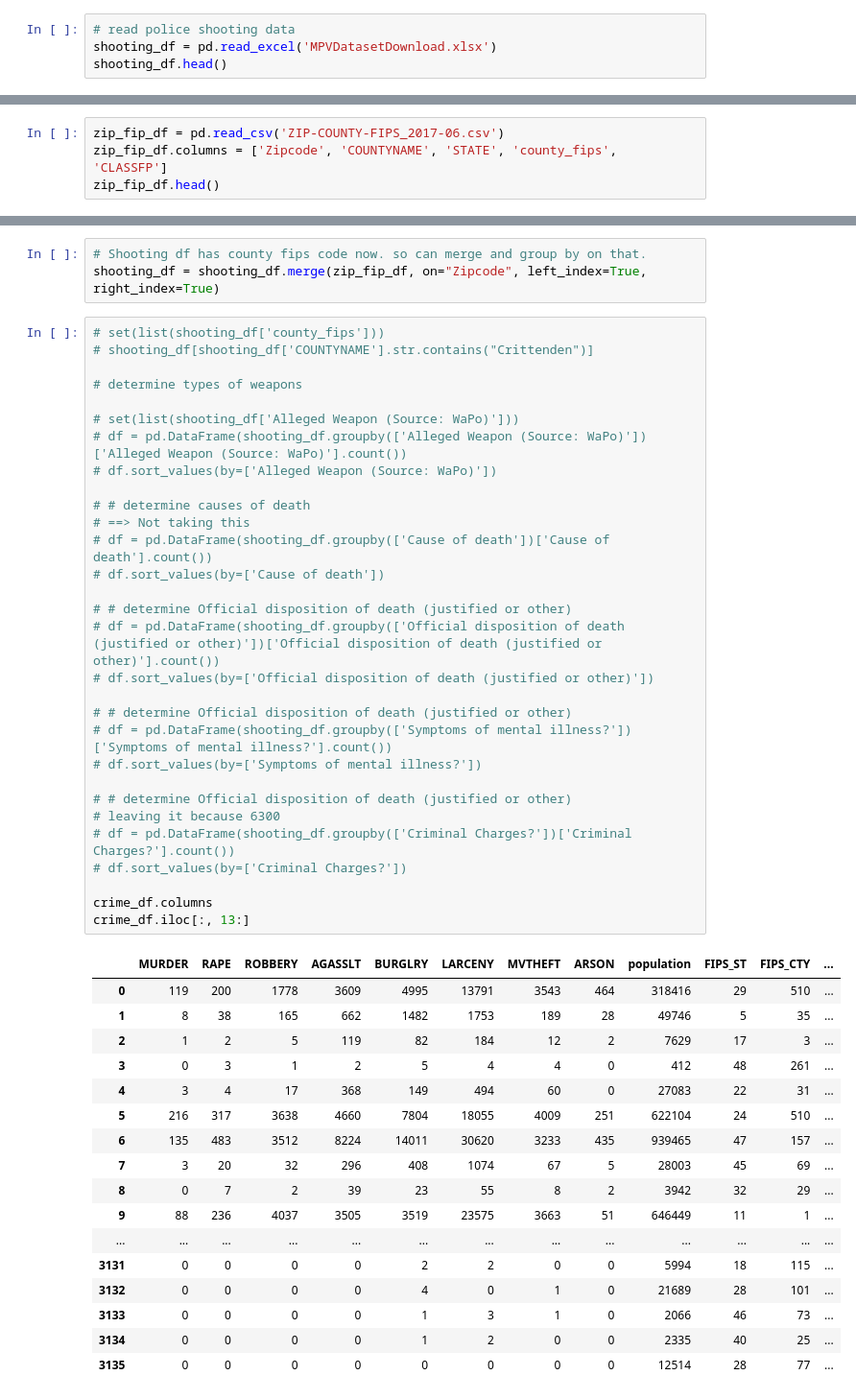
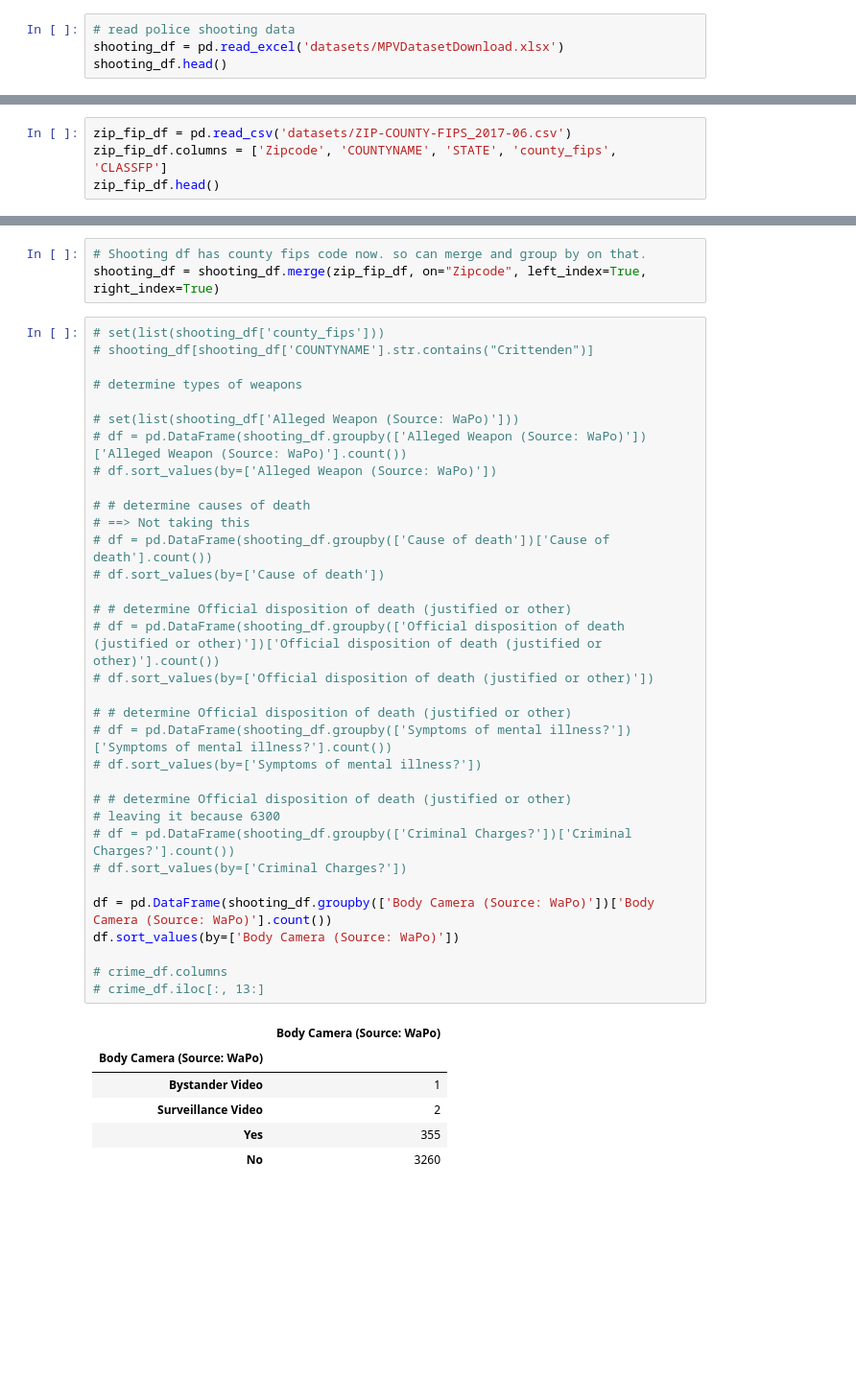
Before and after one commit to yavuzsunor/ADS-Project, a Jupyter notebook: Ads project - hemil.ipynb, the cells around one changed output, grey strips where cells are left out. Shown at 96% size. Drawn from its saved outputs; the diff is of its cells as text; blank space fills up the shorter version.

```diff
--- a/notebooks/Ads project - hemil.ipynb
+++ b/Ads project - hemil.ipynb
@@ -20,7 +20,7 @@ warnings.simplefilter(action='ignore', category=UserWarning)
 Populating the interactive namespace from numpy and matplotlib
 # %%
 # read police shooting data
-shooting_df = pd.read_excel('MPVDatasetDownload.xlsx')
+shooting_df = pd.read_excel('datasets/MPVDatasetDownload.xlsx')
 shooting_df.head()
 # %% [output]
 |  | Victim's name | Victim's age | Victim's gender | Victim's race | URL of image of victim | ... |
@@ -43,7 +67,7 @@ crime_df.head()
 | 4 | De Soto Parish, LA | 1447.402430 | 5 | 1 | 4 | 1137 | 26971 | 26971 | 3 | ... |
 5 rows × 24 columns
 # %%
-zip_fip_df = pd.read_csv('ZIP-COUNTY-FIPS_2017-06.csv')
+zip_fip_df = pd.read_csv('datasets/ZIP-COUNTY-FIPS_2017-06.csv')
 zip_fip_df.columns = ['Zipcode', 'COUNTYNAME', 'STATE', 'county_fips', 'CLASSFP']
 zip_fip_df.head()
 # %% [output]
@@ -99,48 +123,40 @@ shooting_df = shooting_df.merge(zip_fip_df, on="Zipcode", left_index=True, right
 # %%
 # set(list(shooting_df['county_fips']))
 # shooting_df[shooting_df['COUNTYNAME'].str.contains("Crittenden")]
 
 # determine types of weapons
 
 # set(list(shooting_df['Alleged Weapon (Source: WaPo)']))
 # df = pd.DataFrame(shooting_df.groupby(['Alleged Weapon (Source: WaPo)'])['Alleged Weapon (Source: WaPo)'].count())
 # df.sort_values(by=['Alleged Weapon (Source: WaPo)'])
 
 # # determine causes of death
 # ==> Not taking this
 # df = pd.DataFrame(shooting_df.groupby(['Cause of death'])['Cause of death'].count())
 # df.sort_values(by=['Cause of death'])
 
 # # determine Official disposition of death (justified or other)
 # df = pd.DataFrame(shooting_df.groupby(['Official disposition of death (justified or other)'])['Official disposition of death (justified or other)'].count())
 # df.sort_values(by=['Official disposition of death (justified or other)'])
 
 # # determine Official disposition of death (justified or other)
 # df = pd.DataFrame(shooting_df.groupby(['Symptoms of mental illness?'])['Symptoms of mental illness?'].count())
 # df.sort_values(by=['Symptoms of mental illness?'])
 
 # # determine Official disposition of death (justified or other)
 # leaving it because 6300
 # df = pd.DataFrame(shooting_df.groupby(['Criminal Charges?'])['Criminal Charges?'].count())
 # df.sort_values(by=['Criminal Charges?'])
 
-crime_df.columns
-crime_df.iloc[:, 13:]
+df = pd.DataFrame(shooting_df.groupby(['Body Camera (Source: WaPo)'])['Body Camera (Source: WaPo)'].count())
+df.sort_values(by=['Body Camera (Source: WaPo)'])
+
+# crime_df.columns
+# crime_df.iloc[:, 13:]
 # %% [output]
-|  | MURDER | RAPE | ROBBERY | AGASSLT | BURGLRY | LARCENY | MVTHEFT | ARSON | population | FIPS_ST | FIPS_CTY | ... |
-| 0 | 119 | 200 | 1778 | 3609 | 4995 | 13791 | 3543 | 464 | 318416 | 29 | 510 | ... |
-| 1 | 8 | 38 | 165 | 662 | 1482 | 1753 | 189 | 28 | 49746 | 5 | 35 | ... |
-| 2 | 1 | 2 | 5 | 119 | 82 | 184 | 12 | 2 | 7629 | 17 | 3 | ... |
-| 3 | 0 | 3 | 1 | 2 | 5 | 4 | 4 | 0 | 412 | 48 | 261 | ... |
-| 4 | 3 | 4 | 17 | 368 | 149 | 494 | 60 | 0 | 27083 | 22 | 31 | ... |
-| 5 | 216 | 317 | 3638 | 4660 | 7804 | 18055 | 4009 | 251 | 622104 | 24 | 510 | ... |
-| 6 | 135 | 483 | 3512 | 8224 | 14011 | 30620 | 3233 | 435 | 939465 | 47 | 157 | ... |
-| 7 | 3 | 20 | 32 | 296 | 408 | 1074 | 67 | 5 | 28003 | 45 | 69 | ... |
-| 8 | 0 | 7 | 2 | 39 | 23 | 55 | 8 | 2 | 3942 | 32 | 29 | ... |
-| 9 | 88 | 236 | 4037 | 3505 | 3519 | 23575 | 3663 | 51 | 646449 | 11 | 1 | ... |
-| ... | ... | ... | ... | ... | ... | ... | ... | ... | ... | ... | ... | ... |
-| 3131 | 0 | 0 | 0 | 0 | 2 | 2 | 0 | 0 | 5994 | 18 | 115 | ... |
-| 3132 | 0 | 0 | 0 | 0 | 4 | 0 | 1 | 0 | 21689 | 28 | 101 | ... |
-| 3133 | 0 | 0 | 0 | 0 | 1 | 3 | 1 | 0 | 2066 | 46 | 73 | ... |
-| 3134 | 0 | 0 | 0 | 0 | 1 | 2 | 0 | 0 | 2335 | 40 | 25 | ... |
-| 3135 | 0 | 0 | 0 | 0 | 0 | 0 | 0 | 0 | 12514 | 28 | 77 | ... |
+|  | Body Camera (Source: WaPo) |
+| Body Camera (Source: WaPo) |  |
+| Bystander Video | 1 |
+| Surveillance Video | 2 |
+| Yes | 355 |
+| No | 3260 |
```
Also changed, not shown: parts of 8 cells of this notebook.
